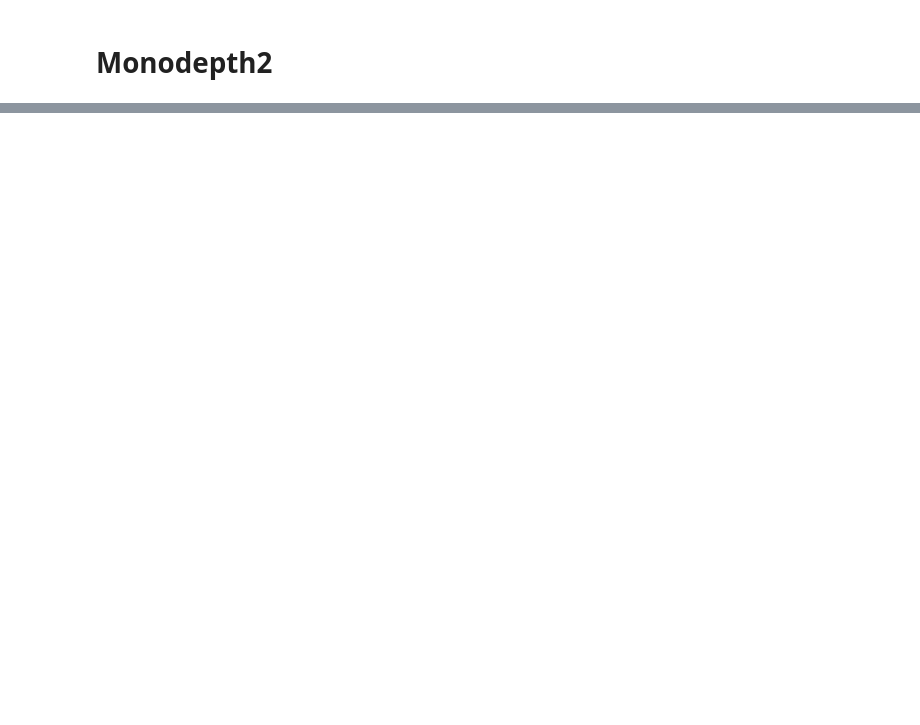
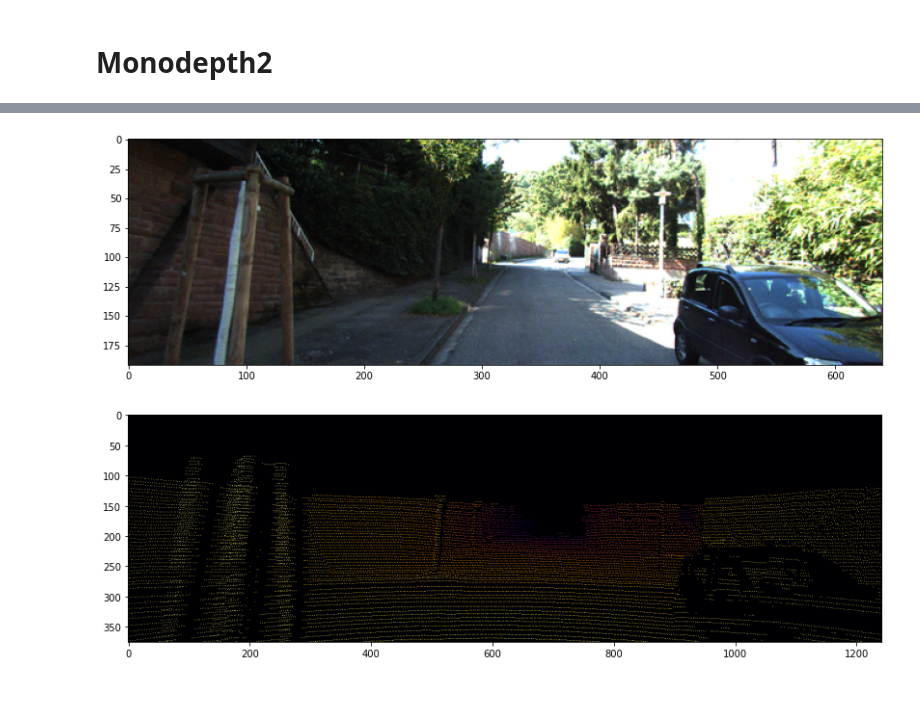
Before and after one commit to korshunovdv/monocular_depth_estimation, a Jupyter notebook: monodepth2_train.ipynb, the cells around one changed output, grey strips where cells are left out. Cells and saved outputs as stored; diff of their text form; code cells hidden in the pictures; blank space fills up the shorter version.

Commit message:
monodepth2: add inference code

```diff
--- a/monodepth2_train.ipynb
+++ b/monodepth2_train.ipynb
@@ -839,0 +33,6 @@ print('Done.')
+# %%
+import sys
+from pathlib import Path
+
+repo_dir = Path().resolve() / "networks/monodepth2"
+sys.path.insert(0, repo_dir.as_posix())
@@ -839,0 +255,15 @@ print('Done.')
+# %%
+img = data[("color_aug", 0, 0)].numpy().transpose((1,2,0))
+plt.figure(figsize=(14,8))
+plt.imshow(img)
+plt.show()
+img = data["depth_gt"].numpy().transpose((1,2,0)).squeeze()
+heatmap = depth_to_heatmap(img)
+plt.figure(figsize=(14,8))
+plt.imshow(heatmap)
+plt.show()
+# %% [output]
+[figure, added]
+[figure, added]
+# %% [markdown]
+##
```
Also changed, not shown: parts of 52 cells of this notebook, 2 other files.
